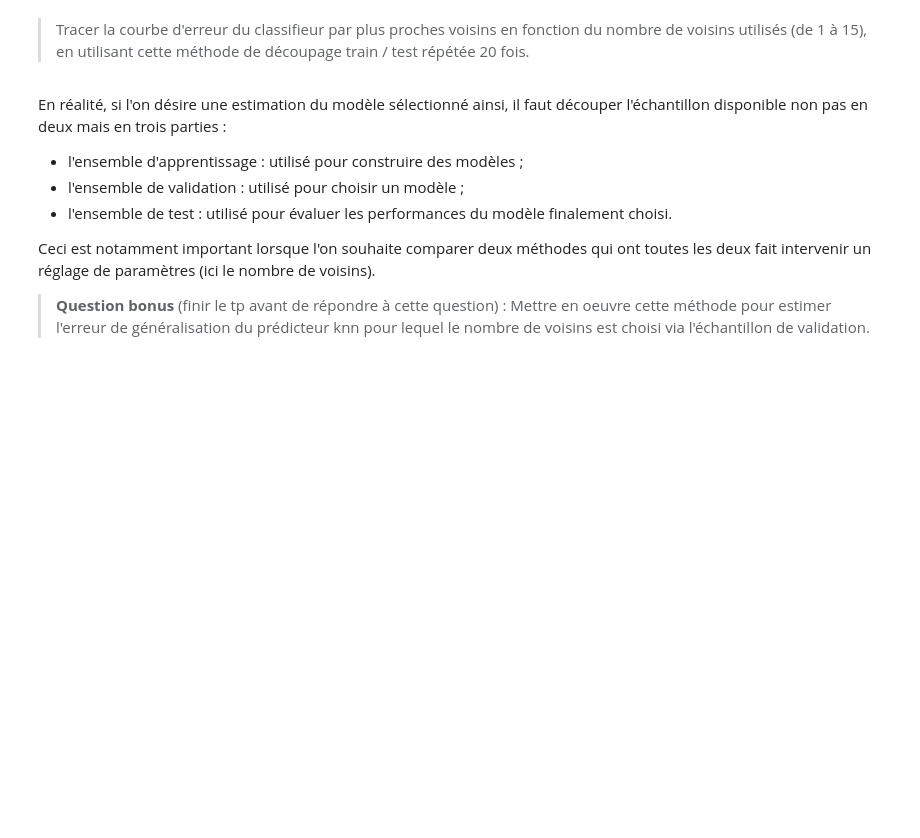
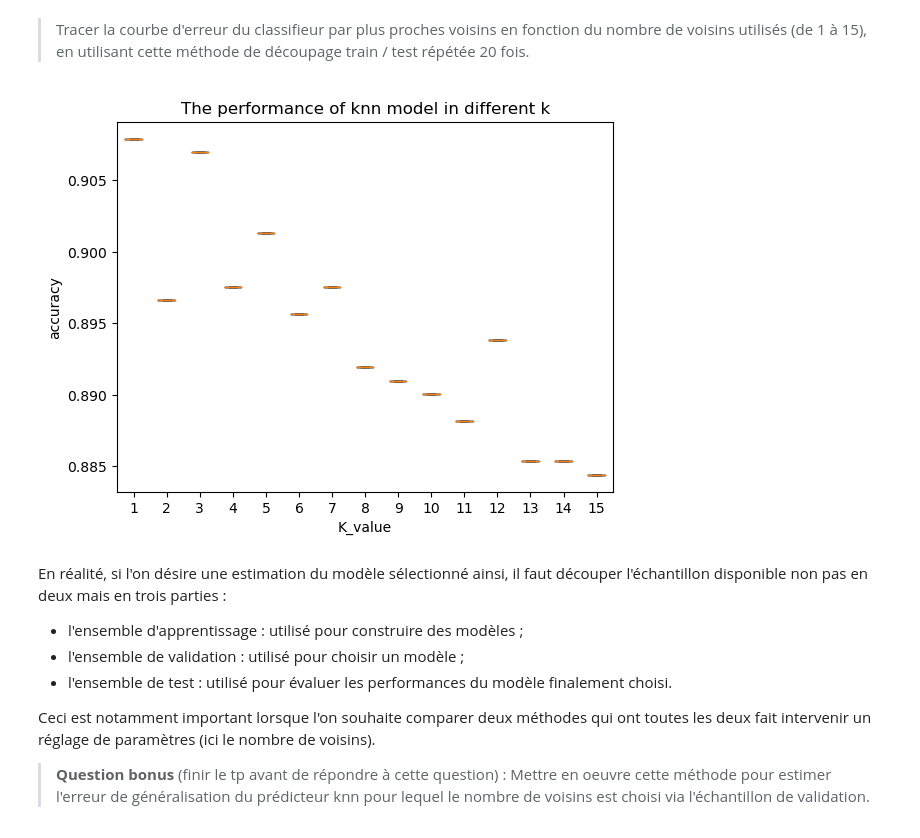
Before and after one commit to ZhenyuPU/AI_ECN, a Jupyter notebook: STASC/TP/TP4/TP-HumanActivity-Classification.ipynb, the cells around one changed output. Cells and saved outputs as stored; diff of their text form; code cells hidden in the pictures; blank space fills up the shorter version.

```diff
--- a/STASC/TP/TP4/TP-HumanActivity-Classification.ipynb
+++ b/STASC/TP/TP4/TP-HumanActivity-Classification.ipynb
@@ -229,5 +252,24 @@ B = plt.boxplot(score_train_test)
 # %% [markdown]
 > Tracer la courbe d'erreur du classifieur par plus proches voisins en fonction du nombre de voisins utilisés (de 1 à 15), en utilisant cette méthode de découpage train / test répétée 20 fois.
+# %%
+score = []
+k_values = list(range(1, 16))
+for k in range(1, 16):
+    score_train_test = [] # pour stockage des scores
+    for simu in range(20) :
+        features_train, features_test, activity_train, activity_test = model_selection.train_test_split(features34, activity34, test_size=0.4, random_state=42)
+        nn_train_test = neighbors.KNeighborsClassifier(k)
+        nn_train_test.fit(features_train, activity_train)
+        score_train_test.append(accuracy_score(activity_test, nn_train_test.predict(features_test)))
+    score.append(score_train_test)
+
+B = plt.boxplot(score, labels = k_values)
+plt.xlabel('K_value')
+plt.ylabel('accuracy')
+plt.title('The performance of knn model in different k')
+plt.show()
+# %% [output]
+[figure, added]
 # %% [markdown]
 En réalité, si l'on désire une estimation du modèle sélectionné ainsi, il faut découper l'échantillon disponible non pas en deux mais en trois parties :
 - l'ensemble d'apprentissage : utilisé pour construire des modèles ;
```
Also changed, not shown: parts of 11 cells of this notebook, 55 other files.
